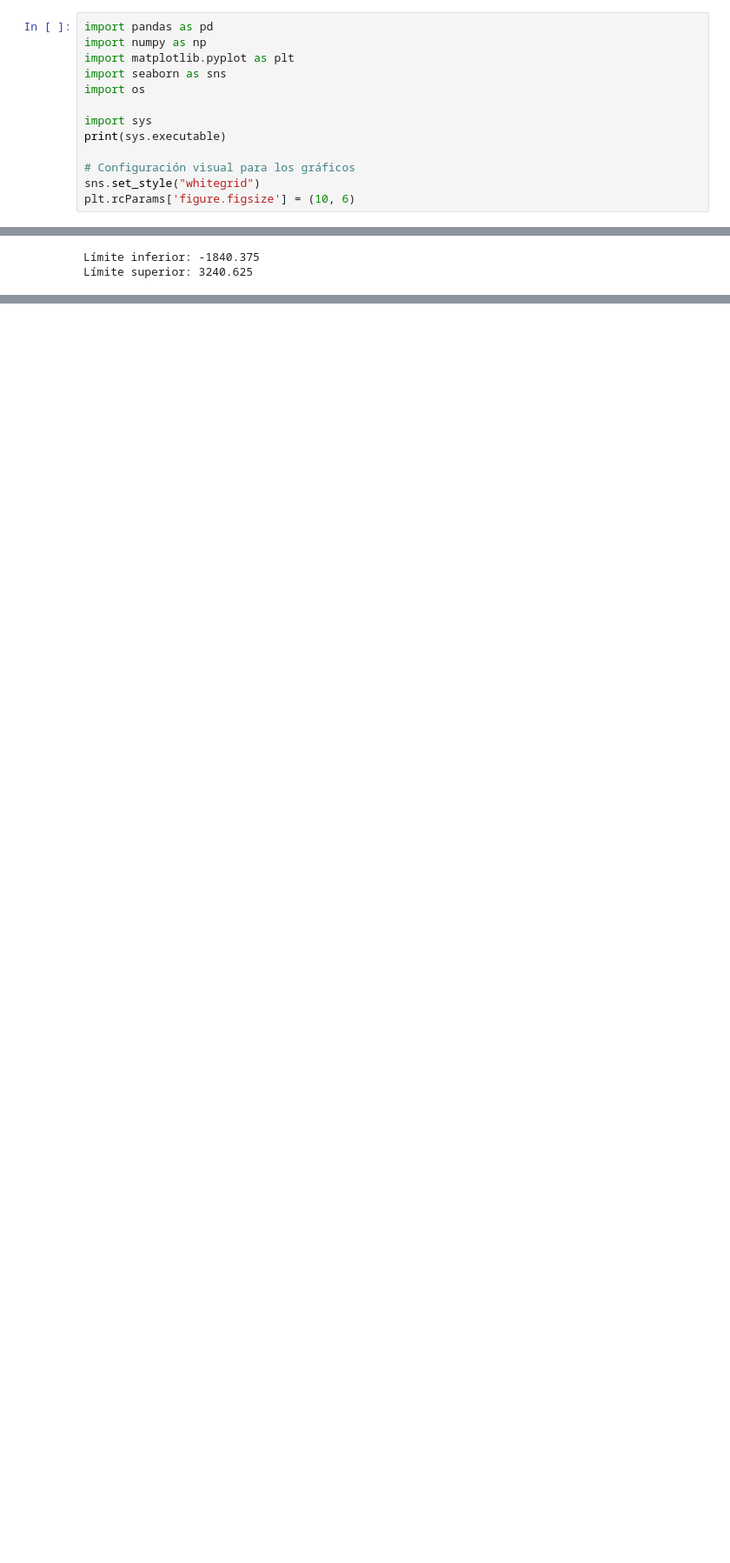
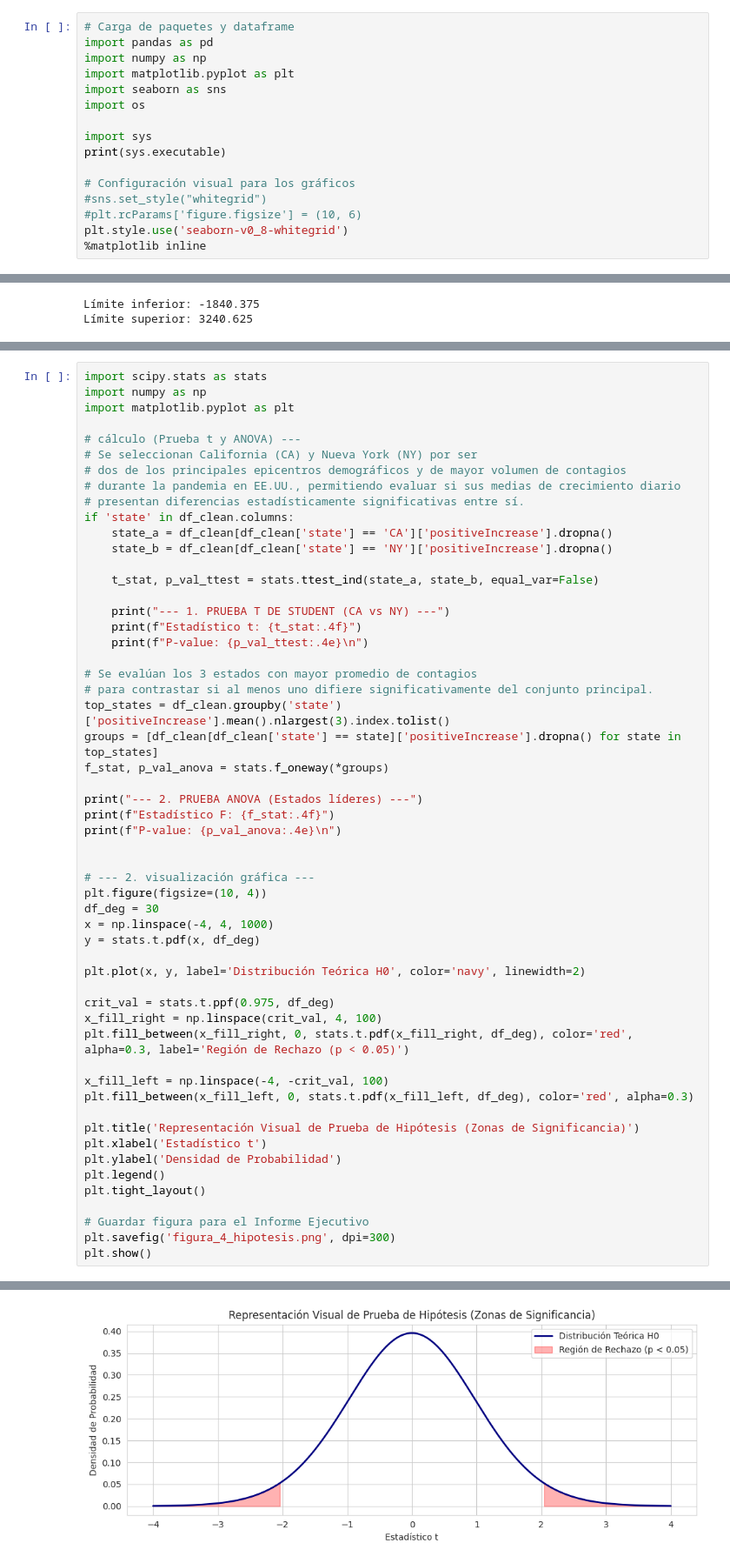
Before and after one commit to Bootcamp-DA-P3/Proyecto_EDA_covid-usa_Tania, a Jupyter notebook: notebooks/01_covid_eda.ipynb, the cells around one changed output, grey strips where cells are left out. Shown at 87% size. Saved outputs shown, nothing was run; the diff lists cells and outputs as text; blank space fills up the shorter version.

Commit message:
Se agregan más análisis y prueba de hipotesis

```diff
--- a/notebooks/01_covid_eda.ipynb
+++ b/notebooks/01_covid_eda.ipynb
@@ -3,4 +7,5 @@ Cargar datos historicos
 # %%
+# Carga de paquetes y dataframe
 import pandas as pd
 import numpy as np
 import matplotlib.pyplot as plt
@@ -11,5 +16,7 @@ import sys
 print(sys.executable)
 
 # Configuración visual para los gráficos
-sns.set_style("whitegrid")
-plt.rcParams['figure.figsize'] = (10, 6)
+#sns.set_style("whitegrid")
+#plt.rcParams['figure.figsize'] = (10, 6)
+plt.style.use('seaborn-v0_8-whitegrid')
+%matplotlib inline
@@ -565,0 +441,56 @@ Límite superior: 3240.625
+# %%
+import scipy.stats as stats
+import numpy as np
+import matplotlib.pyplot as plt
+
+# cálculo (Prueba t y ANOVA) ---
+# Se seleccionan California (CA) y Nueva York (NY) por ser
+# dos de los principales epicentros demográficos y de mayor volumen de contagios
+# durante la pandemia en EE.UU., permitiendo evaluar si sus medias de crecimiento diario
+# presentan diferencias estadísticamente significativas entre sí.
+if 'state' in df_clean.columns:
+    state_a = df_clean[df_clean['state'] == 'CA']['positiveIncrease'].dropna()
+    state_b = df_clean[df_clean['state'] == 'NY']['positiveIncrease'].dropna()
+
+    t_stat, p_val_ttest = stats.ttest_ind(state_a, state_b, equal_var=False)
+
+    print("--- 1. PRUEBA T DE STUDENT (CA vs NY) ---")
+    print(f"Estadístico t: {t_stat:.4f}")
+    print(f"P-value: {p_val_ttest:.4e}\n")
+
+# Se evalúan los 3 estados con mayor promedio de contagios
+# para contrastar si al menos uno difiere significativamente del conjunto principal.
+top_states = df_clean.groupby('state')['positiveIncrease'].mean().nlargest(3).index.tolist()
+groups = [df_clean[df_clean['state'] == state]['positiveIncrease'].dropna() for state in top_states]
+f_stat, p_val_anova = stats.f_oneway(*groups)
+
+print("--- 2. PRUEBA ANOVA (Estados líderes) ---")
+print(f"Estadístico F: {f_stat:.4f}")
+print(f"P-value: {p_val_anova:.4e}\n")
+
+
+# --- 2. visualización gráfica ---
+plt.figure(figsize=(10, 4))
+df_deg = 30
+x = np.linspace(-4, 4, 1000)
+y = stats.t.pdf(x, df_deg)
+
+plt.plot(x, y, label='Distribución Teórica H0', color='navy', linewidth=2)
+
+crit_val = stats.t.ppf(0.975, df_deg)
+x_fill_right = np.linspace(crit_val, 4, 100)
+plt.fill_between(x_fill_right, 0, stats.t.pdf(x_fill_right, df_deg), color='red', alpha=0.3, label='Región de Rechazo (p < 0.05)')
+
+x_fill_left = np.linspace(-4, -crit_val, 100)
+plt.fill_between(x_fill_left, 0, stats.t.pdf(x_fill_left, df_deg), color='red', alpha=0.3)
+
+plt.title('Representación Visual de Prueba de Hipótesis (Zonas de Significancia)')
+plt.xlabel('Estadístico t')
+plt.ylabel('Densidad de Probabilidad')
+plt.legend()
+plt.tight_layout()
+
+# Guardar figura para el Informe Ejecutivo
+plt.savefig('figura_4_hipotesis.png', dpi=300)
+plt.show()
+# %% [output]
@@ -565,0 +504 @@ Límite superior: 3240.625
+[figure, added]
```
Also changed, not shown: parts of 33 cells of this notebook.
